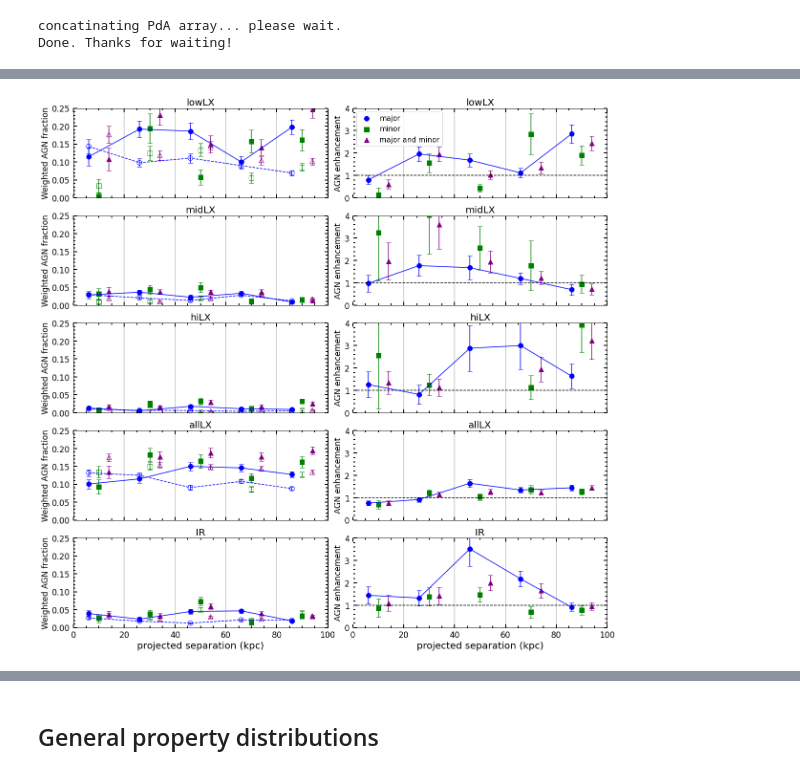
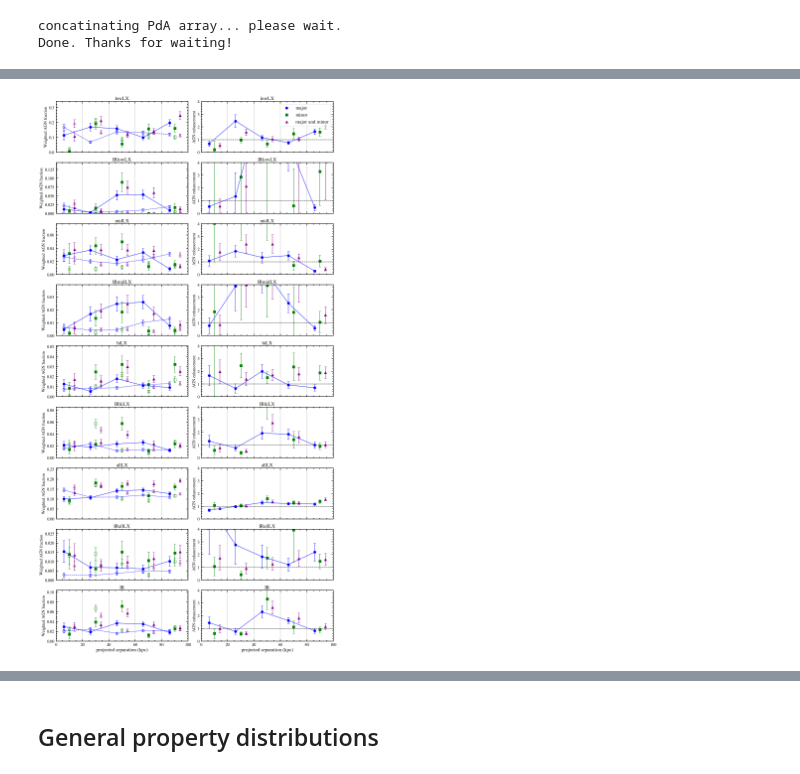
Before and after one commit to sldough21/pair-conv-misc, a Jupyter notebook: pam_analysis.ipynb, the cells around one changed output, grey strips where cells are left out. Drawn from its saved outputs; the diff is of its cells as text; code cells hidden in the pictures.

```diff
--- a/pam_analysis.ipynb
+++ b/pam_analysis.ipynb
@@ -3,13 +3,19 @@
 # 15/5/2022
 # ppc_agn_merger.py analysis notebook
 import pandas as pd
+pd.options.mode.chained_assignment = None  # default='warn'
+
 import numpy as np
 import matplotlib.pyplot as plt
 from matplotlib.patches import Rectangle
 from matplotlib.collections import PatchCollection
 from matplotlib.ticker import (MultipleLocator, AutoMinorLocator)
 import matplotlib as mpl
-mpl.rcParams['axes.linewidth'] = 1
+mpl.rcParams['axes.linewidth'] = 2
+
+import matplotlib
+matplotlib.rcParams['mathtext.fontset'] = 'stix'
+matplotlib.rcParams['font.family'] = 'STIXGeneral'
 
 import scipy.stats.distributions as dist
 
@@ -28,6 +34,7 @@ import pickle
 from scipy.stats import distributions
 from scipy.interpolate import interp1d
 import scipy
+from sklearn.linear_model import LinearRegression
 
 pd.set_option('display.max_columns', None)
 # pd.set_option('display.max_rows', None)
@@ -284,7 +291,7 @@ fields = ['GDS','EGS','COS','GDN','UDS']#,'COSMOS']
 ztype='ps'
 Mlo = 9.4
 min_pp = 0.1 # waiting for COSMOS to finish for the p P=0.1 group
-date='11.2' # 8.25, 9.1, 9.2, 9.5 (COSMOS i_MAG < 25)
+date='11.6' # 8.25, 9.1, 9.2, 9.5 (COSMOS i_MAG < 25), # 9.21 for iceland
 bob_type = 'full' # 'full', 'randbob'
 dfs = {}
 cdfs = {}
@@ -1537,11 +1632,12 @@ plt.show()
 # -------> I believe this is the cause of the COSMOS inconsistencies (EAZY was used. by Wyuts)
 # %%
 # plot AGN fractions / enhancement master plot:
-fig, ax = plt.subplots(nrows=5, ncols=2, figsize=(20,20), sharex=True) #sharey=True)
+fig, ax = plt.subplots(nrows=9, ncols=2, figsize=(20,40), sharex=True) #sharey=True)
 fig.subplots_adjust(wspace=0.1)
 fig.subplots_adjust(hspace=0.2)
 
-AGNs = ['lowLX','midLX','hiLX','allLX','IR']
+AGNs = ['lowLX','IRlowLX','midLX','IRmidLX','hiLX','IRhiLX','allLX','IRallLX','IR']
+# AGNs = ['midLX','IRmidLX','hiLX','IRhiLX','allLX','IRallLX','IR']
 kpc_meds = np.array(kpc_meds)
 kpc_centers = [((kpc_meds[i] + kpc_meds[i+1])/2) for i in range(0, len(kpc_meds)-1)]
 
@@ -1573,9 +1669,14 @@ for i, AGN in enumerate(AGNs):
     ax[i,0].scatter(kpc_meds+4, imajmin_frac, s=100, edgecolor='purple', facecolor='none', marker='^')
     ax[i,0].errorbar(kpc_meds+4, imajmin_frac, yerr=imajmin_se, color='purple', capsize=5, linestyle='none')
 
+    majmax = np.max([maj_frac+maj_se, imaj_frac+imaj_se])
+    minmax = np.max([min_frac+min_se, imin_frac+imin_se])
+    majminmax = np.max([majmin_frac+majmin_se, imajmin_frac+imajmin_se])
+    xmax = np.max([majmax, minmax, majminmax])
+
     ax[i,0].set_title(AGN, fontsize=20)
     ax[i,0].set_xlim(0,100)
-    ax[i,0].set_ylim(0,0.25)
+    ax[i,0].set_ylim(0,xmax*1.25)
     # ax[i,0].set_xlabel('projected separation (kpc)')
     ax[i,0].set_ylabel('Weighted AGN fraction', fontsize=17)
     ax[i,0].tick_params(direction='in', which='major', width=2, length=7.5, top=True, right=True, labelsize=17, pad=7)
@@ -1614,10 +1715,10 @@ for i, AGN in enumerate(AGNs):
         ax[i,1].plot([kpc_centers,kpc_centers], [0,100], color='black', alpha=0.05)
 
 
-ax[4,0].set_xlabel('projected separation (kpc)', fontsize=20)
-ax[4,1].set_xlabel('projected separation (kpc)', fontsize=20)
+ax[8,0].set_xlabel('projected separation (kpc)', fontsize=20)
+ax[8,1].set_xlabel('projected separation (kpc)', fontsize=20)
 
-ax[0,1].legend(loc=2, fontsize=15)
+ax[0,1].legend(loc=1, fontsize=20)
 
 ax[0,0].set_xlim(0,100)
 
@@ -1627,32 +1728,34 @@ ax[0,0].set_xlim(0,100)
 # ax[0].errorbar(kpc_meds, pXAGN_fracs, yerr=(pXfrac_err,pXfrac_err), linestyle="None", capsize=10, color='blue')
 # ax[0].scatter(kpc_meds, iXAGN_fracs, s=50, facecolor='none', edgecolor='red')
 # ax[0].errorbar(kpc_meds, iXAGN_fracs, yerr=(iXfrac_err,iXfrac_err), linestyle="None", capsize=10, color='red')
 # ax[0].set_ylim(0, 0.199)
 # ax[0].set_ylabel('AGN fraction', fontsize=15)
 # # ax[0].set_xlabel('projected separation (kpc)', fontsize=15)
 # ax[0].text(2,0.17,'X-ray AGN', fontsize=25)
 
 # IR
 # ax[1].scatter(kpc_meds, pDoAGN_fracs, color='blue')
 # ax[1].errorbar(kpc_meds, pDoAGN_fracs, yerr=(pDofrac_err,pDofrac_err), linestyle="None", capsize=10, color='blue')
 # ax[1].scatter(kpc_meds, iDoAGN_fracs, s=50, facecolor='none', edgecolor='red')
 # ax[1].errorbar(kpc_meds, iDoAGN_fracs, yerr=(iDofrac_err,iDofrac_err), linestyle="None", capsize=10, color='red')
 # ax[1].set_ylim(0, 0.199)
 # # ax[1].set_xlabel('projected separation (kpc)', fontsize=15)
 # ax[1].set_ylabel('AGN fraction', fontsize=15)
 # ax[1].text(2,0.17,'Donley AGN', fontsize=25)
 
 
 # ax[0].set_xticks(np.arange(0,150,20))
 # ax[0].set_xticklabels(np.arange(0,150,20),fontsize=15)
 # ax[0].set_yticks(np.arange(0,0.12,0.02))
 # ax[0].set_yticklabels(np.arange(0,0.12,0.02),fontsize=15)
 
 
 # ax[1].set_xticks(np.arange(0,150,20))
 # ax[1].set_xticklabels(np.arange(0,150,20),fontsize=15)
 
-# plt.savefig(PATH+'AP_PP_150kpc.png')
+plt.savefig('/data/c1029594/CANDELS_AGN_merger_code/Sean_Thesis_Code/output_figures/CANDELS_5BINS_CH4AB_GT21.5.png',
+           bbox_inches='tight')
+
 plt.show()
 # %% [output]
-[figure, old version]
+[figure, new version]
```
Also changed, not shown: parts of 42 cells of this notebook, 1 other file.
